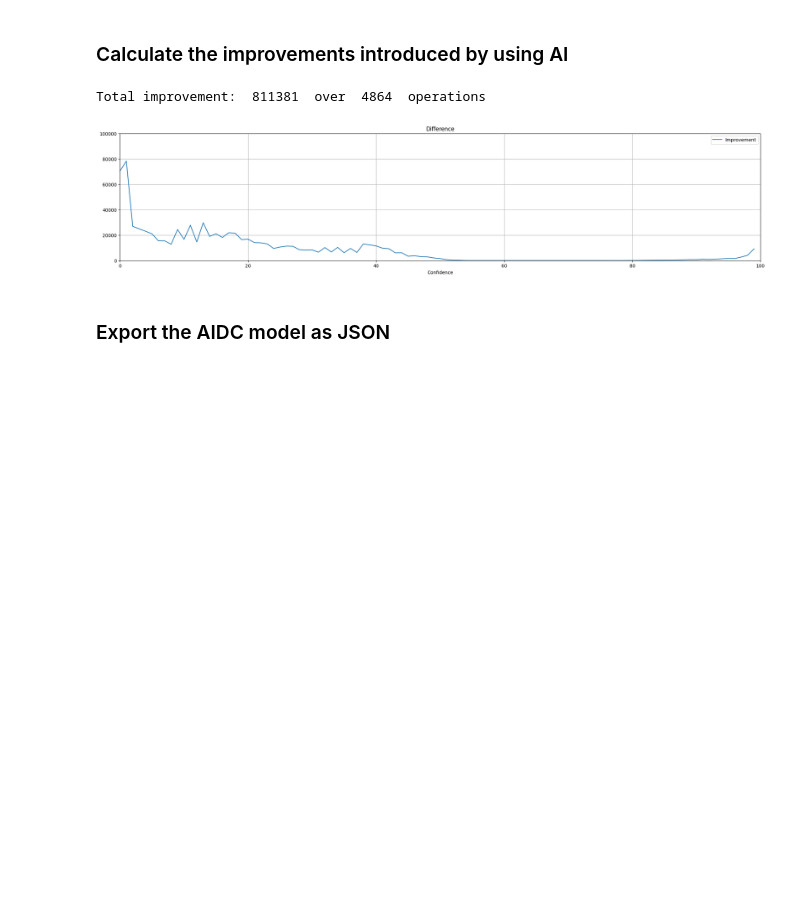
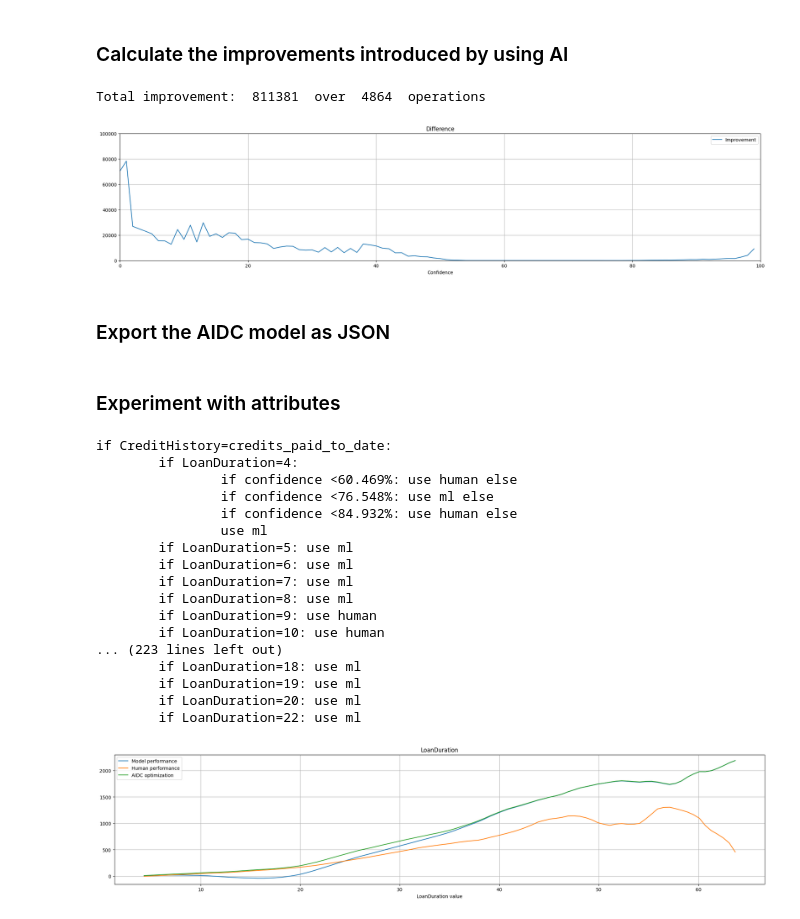
Before and after one commit to IBM/aidc-samples, a Jupyter notebook: notebooks/Local.ipynb, the cells around one changed output. Saved outputs shown, nothing was run; the diff lists cells and outputs as text; code cells hidden in the pictures; blank space fills up the shorter version.

Commit message:
Add custom attributes

```diff
--- a/notebooks/Local.ipynb
+++ b/notebooks/Local.ipynb
@@ -147,3 +147,58 @@ json_object=json.dumps(model_export.valueOf(),indent=4)
 ## Save the most optimal AIDC rules
 with open("AIDC.json", "w") as outfile:
     outfile.write(json_object)
+# %% [markdown]
+### Experiment with attributes
+# %%
+from javascript import require
+
+human_tool=aidc.get_human_tool(taskmodel)
+ml_tool=aidc.get_ml_tool(taskmodel)
+selectedAttributes=["CreditHistory","LoanDuration"]
+attribute_to_use=selectedAttributes[1]
+
+new_scenario = aidc.create_scenario(
+    name="attributes",
+    description="attributes scenario",
+    decisionTools=[human_tool.id, ml_tool.id],
+    selectedAttributes=selectedAttributes,
+    decisionMetrics= taskmodel.cloneDecisionMetrics()
+    );
+
+taskmodel.addScenario(new_scenario);
+new_scenario.compute(taskmodel);
+
+params = {
+    "indicator": "Performance",
+    "attribute": attribute_to_use
+}
+
+new_stats=new_scenario.overviewStats(taskmodel,params)
+
+if new_stats['curves']:
+    new_curves=new_scenario.exportOverviewStats(taskmodel,True,new_stats)
+    df=pd.read_csv(io.StringIO(new_curves),sep='\t')
+    df.plot(title=attribute_to_use ,xlabel=attribute_to_use+" value",x="Unnamed: 0",y=["ml weighted average performance","human weighted average performance","attributes scenario weighted average performance"],figsize=(25, 5),grid=True)
+    plt.legend(["Model performance", "Human performance", "AIDC optimization"])
+
+dis=new_scenario.getFinalTool().dispatchConfiguration
+print(dis.dispatchDescription(taskmodel, new_scenario.id))
+# %% [output]
+if CreditHistory=credits_paid_to_date:
+        if LoanDuration=4:
+                if confidence <60.469%: use human else
+                if confidence <76.548%: use ml else
+                if confidence <84.932%: use human else
+                use ml
+        if LoanDuration=5: use ml
+        if LoanDuration=6: use ml
+        if LoanDuration=7: use ml
+        if LoanDuration=8: use ml
+        if LoanDuration=9: use human
+        if LoanDuration=10: use human
+... (223 lines left out)
+        if LoanDuration=18: use ml
+        if LoanDuration=19: use ml
+        if LoanDuration=20: use ml
+        if LoanDuration=22: use ml
+[figure, added]
```
